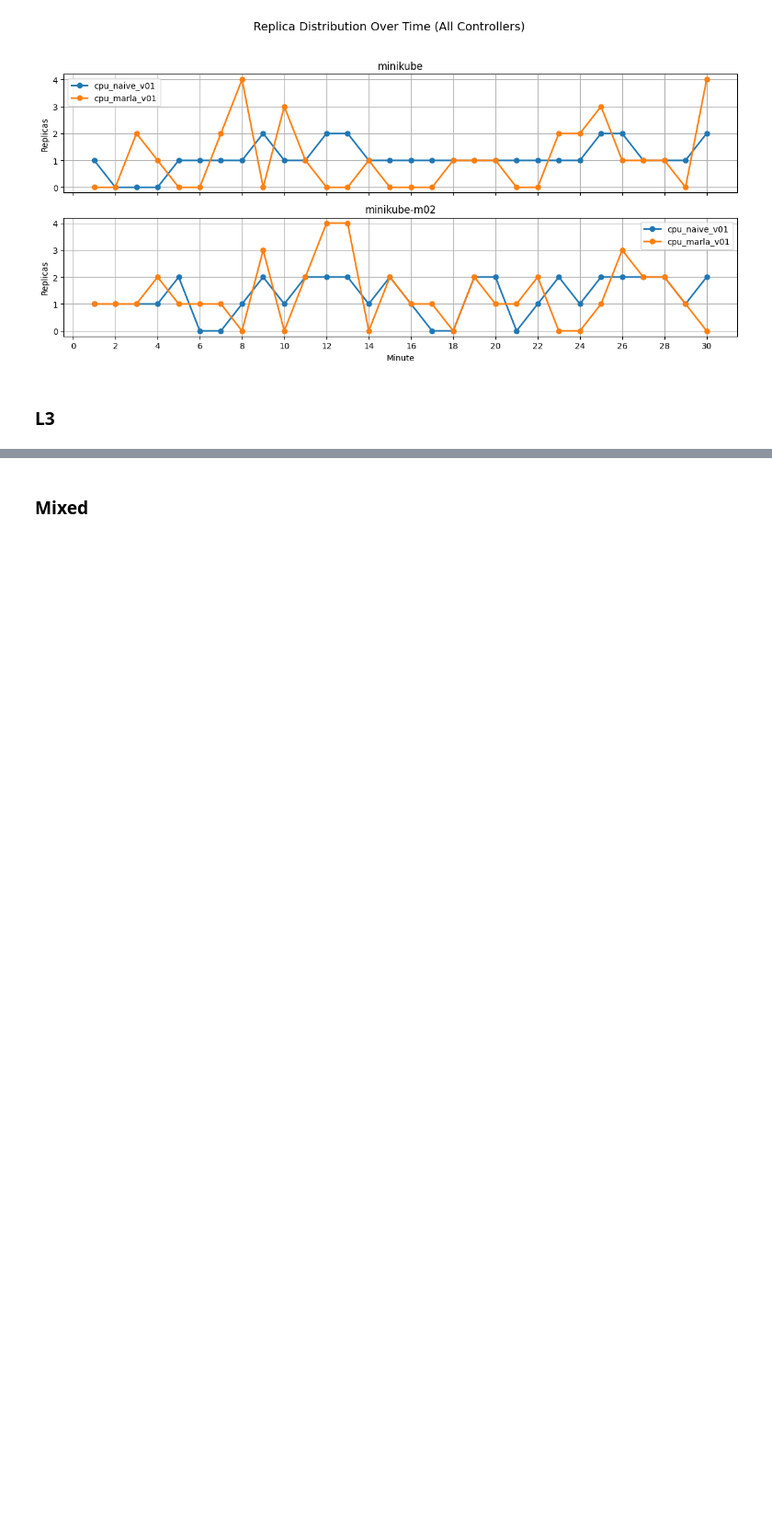
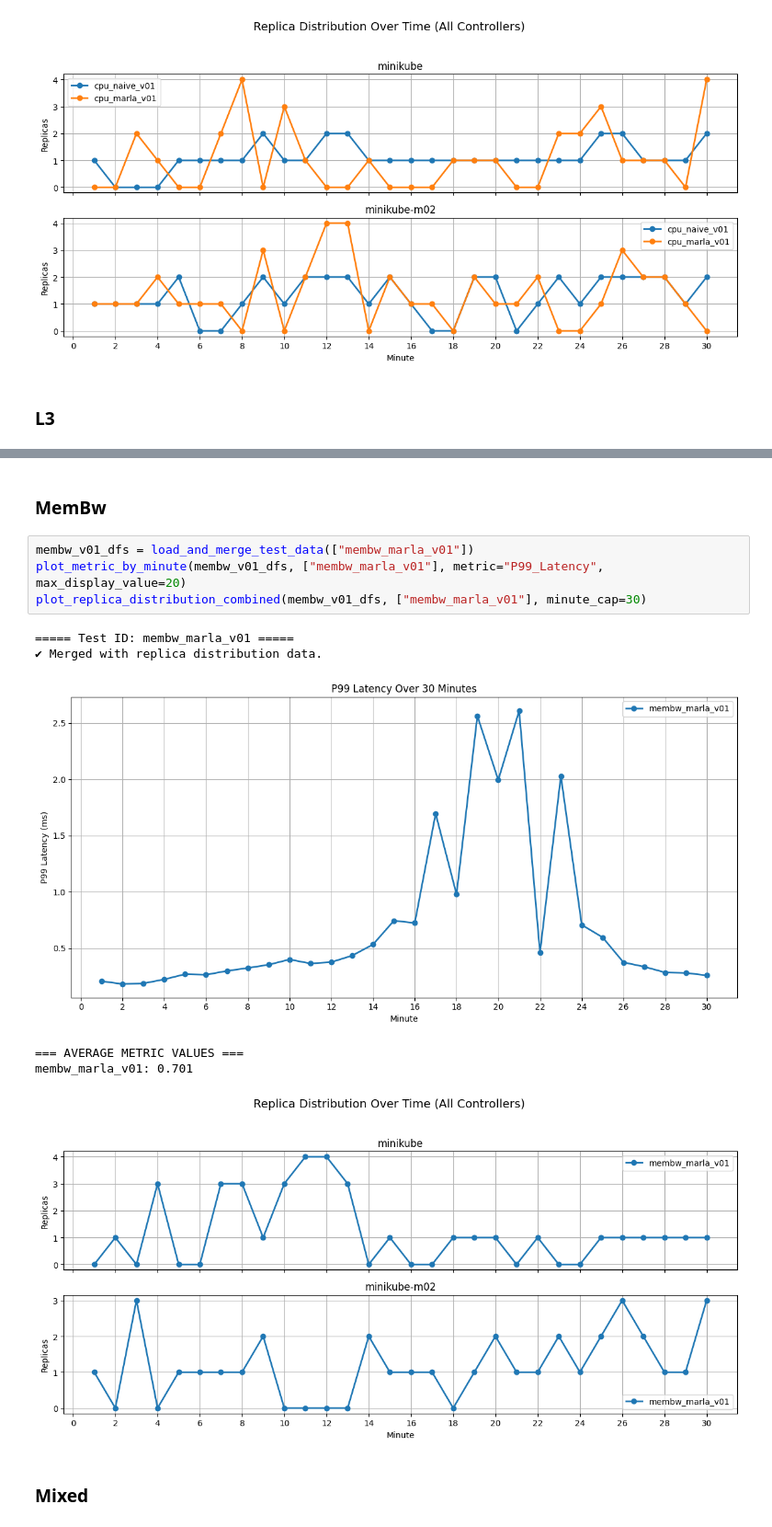
Before and after one commit to georgakopoulosgeo/Interference_Thesis_NTUA, a Jupyter notebook: Results/naive_vs_marla_v02.ipynb, the cells around one changed output, grey strips where cells are left out. Shown at 92% size. Saved outputs shown, nothing was run; the diff lists cells and outputs as text; blank space fills up the shorter version.

```diff
--- a/Results/naive_vs_marla_v02.ipynb
+++ b/Results/naive_vs_marla_v02.ipynb
@@ -236,3 +236,16 @@ Difference between l3_naive_v01 and l3_marla_v01: 46.84%
+# %% [markdown]
+### MemBw
+# %%
+membw_v01_dfs = load_and_merge_test_data(["membw_marla_v01"])
+plot_metric_by_minute(membw_v01_dfs, ["membw_marla_v01"], metric="P99_Latency", max_display_value=20)
+plot_replica_distribution_combined(membw_v01_dfs, ["membw_marla_v01"], minute_cap=30)
+# %% [output]
+===== Test ID: membw_marla_v01 =====
+✔ Merged with replica distribution data.
+[figure, added]
+=== AVERAGE METRIC VALUES ===
+membw_marla_v01: 0.701
+[figure, added]
 # %% [markdown]
 ### Mixed
 # %%
```
Also changed, not shown: parts of 4 cells of this notebook, 12 other files.
